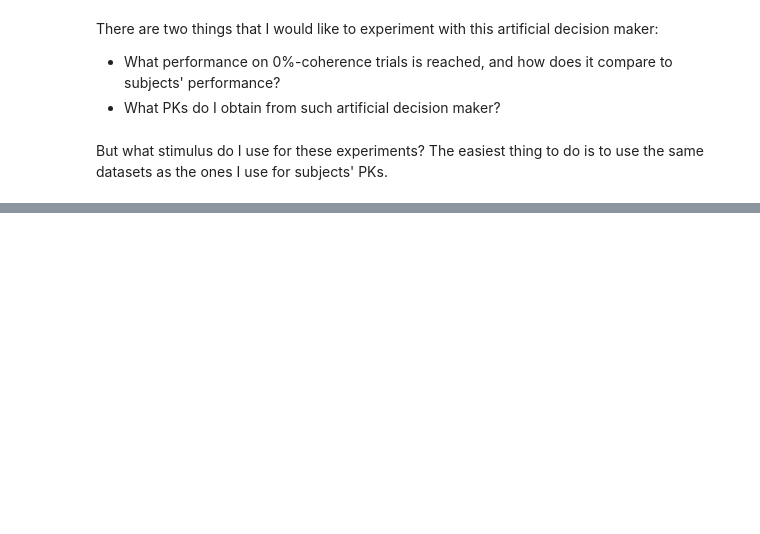
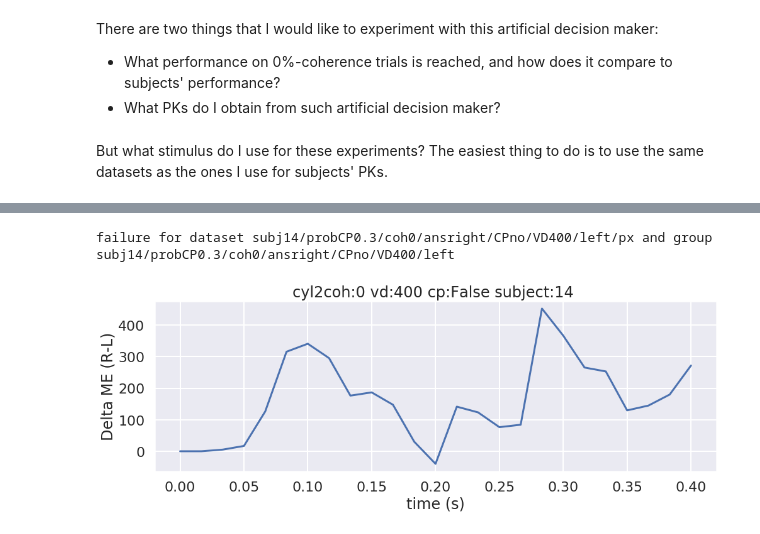
Before and after one commit to aernesto/motion_energy_Adrian, a Jupyter notebook: Python/notebooks/Artificial_DM.ipynb, the cells around one changed output, grey strips where cells are left out. Cells and saved outputs as stored; diff of their text form; code cells hidden in the pictures; blank space fills up the shorter version.

```diff
--- a/Python/notebooks/Artificial_DM.ipynb
+++ b/Python/notebooks/Artificial_DM.ipynb
@@ -53,0 +72,5 @@ my_me.plot_cyl(*first_args, 0)
+# %%
+my_me.plot_cyl(*first_args, 2, real=True)
+# %% [output]
+failure for dataset subj14/probCP0.3/coh0/ansright/CPno/VD400/left/px and group subj14/probCP0.3/coh0/ansright/CPno/VD400/left
+[figure, added]
```
Also changed, not shown: parts of 14 cells of this notebook, 3 other files.
